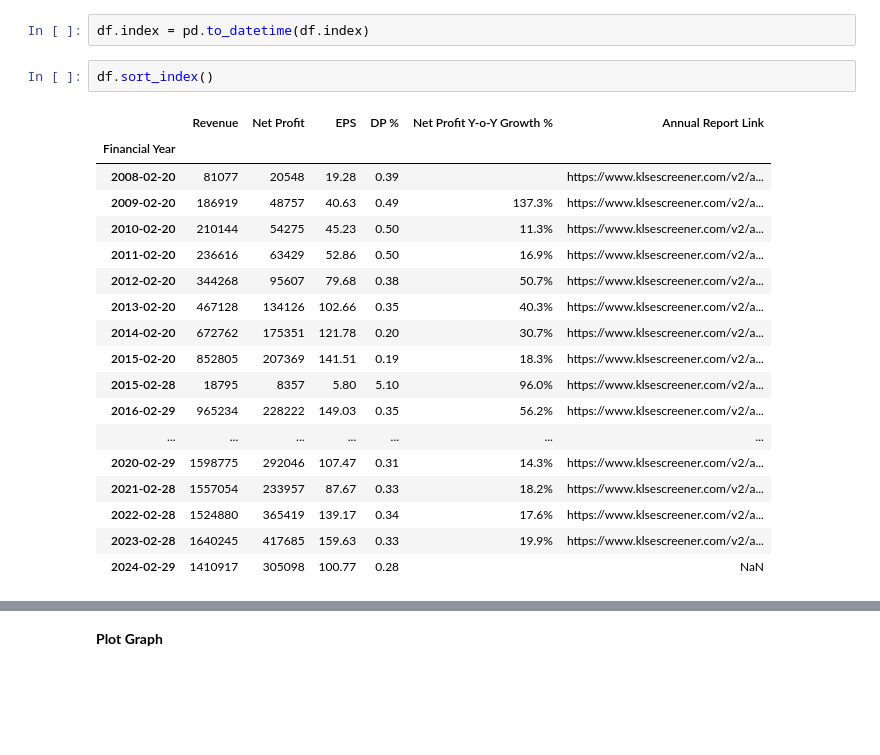
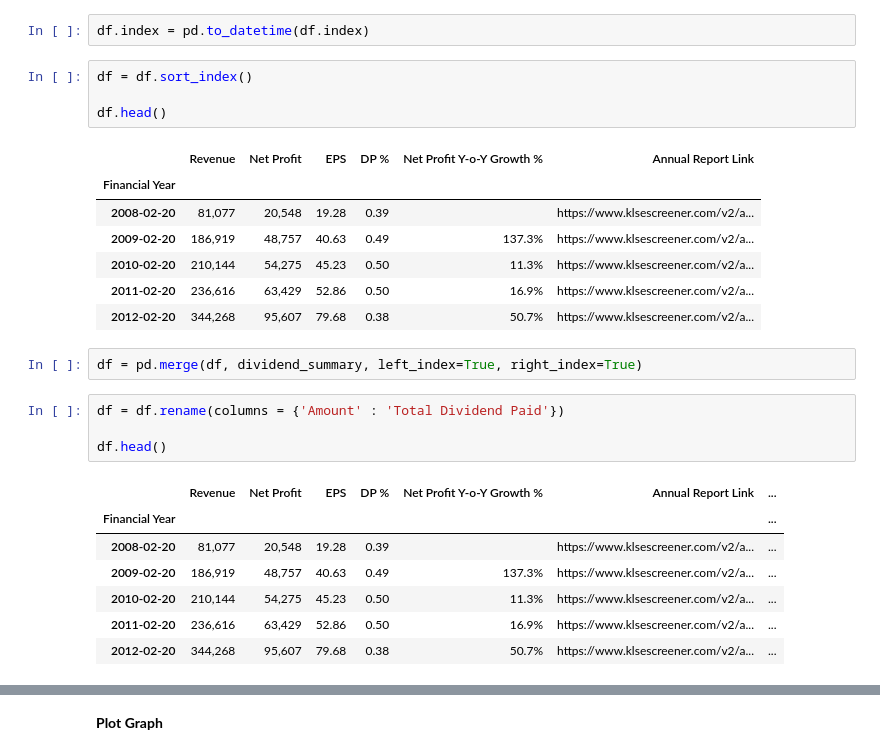
Before and after one commit to yeesem/Web-Scraping, a Jupyter notebook: Web_Scraping_KLSE_SCREENER.ipynb, the cells around one changed output, grey strips where cells are left out. Drawn from its saved outputs; the diff is of its cells as text; blank space fills up the shorter version.

```diff
--- a/Web_Scraping_KLSE_SCREENER.ipynb
+++ b/Web_Scraping_KLSE_SCREENER.ipynb
@@ -619,23 +619,28 @@ len(df['Revenue'])
 # %%
 df.index = pd.to_datetime(df.index)
 # %%
-df.sort_index()
+df = df.sort_index()
+
+df.head()
 # %% [output]
 |  | Revenue | Net Profit | EPS | DP % | Net Profit Y-o-Y Growth % | Annual Report Link |
 | Financial Year |  |  |  |  |  |  |
-| 2008-02-20 | 81077 | 20548 | 19.28 | 0.39 |  | https://www.klsescreener.com/v2/a... |
-| 2009-02-20 | 186919 | 48757 | 40.63 | 0.49 | 137.3% | https://www.klsescreener.com/v2/a... |
-| 2010-02-20 | 210144 | 54275 | 45.23 | 0.50 | 11.3% | https://www.klsescreener.com/v2/a... |
-| 2011-02-20 | 236616 | 63429 | 52.86 | 0.50 | 16.9% | https://www.klsescreener.com/v2/a... |
-| 2012-02-20 | 344268 | 95607 | 79.68 | 0.38 | 50.7% | https://www.klsescreener.com/v2/a... |
-| 2013-02-20 | 467128 | 134126 | 102.66 | 0.35 | 40.3% | https://www.klsescreener.com/v2/a... |
-| 2014-02-20 | 672762 | 175351 | 121.78 | 0.20 | 30.7% | https://www.klsescreener.com/v2/a... |
-| 2015-02-20 | 852805 | 207369 | 141.51 | 0.19 | 18.3% | https://www.klsescreener.com/v2/a... |
-| 2015-02-28 | 18795 | 8357 | 5.80 | 5.10 | 96.0% | https://www.klsescreener.com/v2/a... |
-| 2016-02-29 | 965234 | 228222 | 149.03 | 0.35 | 56.2% | https://www.klsescreener.com/v2/a... |
-| ... | ... | ... | ... | ... | ... | ... |
-| 2020-02-29 | 1598775 | 292046 | 107.47 | 0.31 | 14.3% | https://www.klsescreener.com/v2/a... |
-| 2021-02-28 | 1557054 | 233957 | 87.67 | 0.33 | 18.2% | https://www.klsescreener.com/v2/a... |
-| 2022-02-28 | 1524880 | 365419 | 139.17 | 0.34 | 17.6% | https://www.klsescreener.com/v2/a... |
-| 2023-02-28 | 1640245 | 417685 | 159.63 | 0.33 | 19.9% | https://www.klsescreener.com/v2/a... |
-| 2024-02-29 | 1410917 | 305098 | 100.77 | 0.28 |  | NaN |
+| 2008-02-20 | 81,077 | 20,548 | 19.28 | 0.39 |  | https://www.klsescreener.com/v2/a... |
+| 2009-02-20 | 186,919 | 48,757 | 40.63 | 0.49 | 137.3% | https://www.klsescreener.com/v2/a... |
+| 2010-02-20 | 210,144 | 54,275 | 45.23 | 0.50 | 11.3% | https://www.klsescreener.com/v2/a... |
+| 2011-02-20 | 236,616 | 63,429 | 52.86 | 0.50 | 16.9% | https://www.klsescreener.com/v2/a... |
+| 2012-02-20 | 344,268 | 95,607 | 79.68 | 0.38 | 50.7% | https://www.klsescreener.com/v2/a... |
+# %%
+df = pd.merge(df, dividend_summary, left_index=True, right_index=True)
+# %%
+df = df.rename(columns = {'Amount' : 'Total Dividend Paid'})
+
+df.head()
+# %% [output]
+|  | Revenue | Net Profit | EPS | DP % | Net Profit Y-o-Y Growth % | Annual Report Link | ... |
+| Financial Year |  |  |  |  |  |  | ... |
+| 2008-02-20 | 81,077 | 20,548 | 19.28 | 0.39 |  | https://www.klsescreener.com/v2/a... | ... |
+| 2009-02-20 | 186,919 | 48,757 | 40.63 | 0.49 | 137.3% | https://www.klsescreener.com/v2/a... | ... |
+| 2010-02-20 | 210,144 | 54,275 | 45.23 | 0.50 | 11.3% | https://www.klsescreener.com/v2/a... | ... |
+| 2011-02-20 | 236,616 | 63,429 | 52.86 | 0.50 | 16.9% | https://www.klsescreener.com/v2/a... | ... |
+| 2012-02-20 | 344,268 | 95,607 | 79.68 | 0.38 | 50.7% | https://www.klsescreener.com/v2/a... | ... |
```
Also changed, not shown: parts of 21 cells of this notebook.
